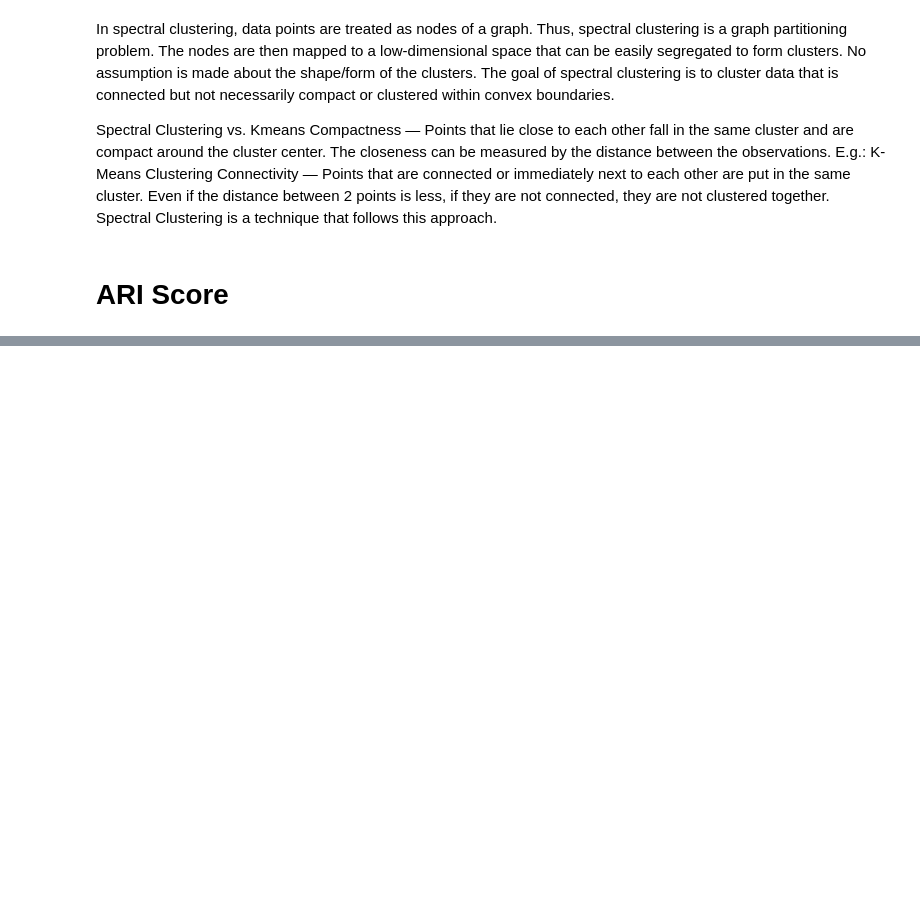
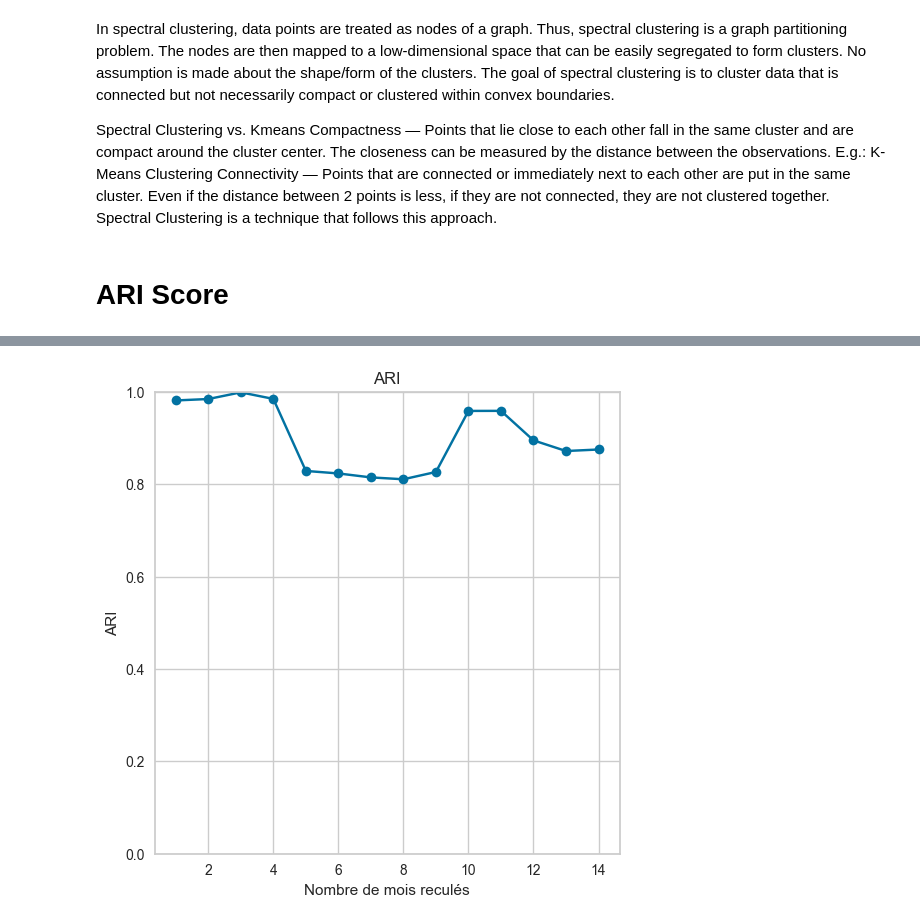
Before and after one commit to LucileRb/customer_segmentation, a Jupyter notebook: Clustering_dataset_reduit.ipynb, the cells around one changed output, grey strips where cells are left out. Drawn from its saved outputs; the diff is of its cells as text; code cells hidden in the pictures; blank space fills up the shorter version.

```diff
--- a/Clustering_dataset_reduit.ipynb
+++ b/Clustering_dataset_reduit.ipynb
@@ -1040,0 +1041,2 @@ df_ari
+# %%
+df_ari.reset_index(drop = True, inplace = True)
@@ -1046,0 +1135,58 @@ df_ari
+# %%
+# creation du jeu de test et premiere prediction
+date_debut = pd.to_datetime('2018-06-01')
+date_fin = pd.to_datetime('2018-06-30')
+
+filter_date = (df_ari['Date_achat']>date_debut) &  (df_ari['Date_achat']<date_fin)
+df_trim = df_ari[filter_date].copy()
+
+data_cluster = df_trim[['product_nb', 'product_description_lenght', 'product_weight_g',
+       'payment_sequential', 'payment_installments', 'payment_value', 'review']].copy()
+
+X_std = MinMaxScaler().fit_transform(data_cluster)
+data_cluster['cluster'] = km.predict(X_std)
+# %%
+from sklearn.metrics.cluster import adjusted_rand_score
+
+date_fin = pd.to_datetime('2018-08-29')
+date_debut = date_fin - pd.Timedelta(days = 180)
+
+ARI = []
+for i in range(1,15):
+    date_new = date_debut - pd.Timedelta(days = 30*i)
+    date_new_fin = date_new + pd.Timedelta(days = 180)
+
+    filter_date = (df_ari['Date_achat'] > date_new) &  (df_ari['Date_achat'] < date_new_fin)
+    df_trim = df_ari[filter_date].copy()
+
+    data_cluster_range = df_trim[['product_nb', 'product_description_lenght', 'product_weight_g',
+       'payment_sequential', 'payment_installments', 'payment_value', 'review']].copy()
+
+    #data_cluster_range.paye_par_commande = np.log1p(data_cluster_range.paye_par_commande)
+    #data_cluster_range.delai_jours = np.log1p(data_cluster_range.delai_jours)
+
+    #data_cluster_range['paye_par_commande'] = QuantileTransformer(n_quantiles=5).fit_transform(np.array(data_cluster_range['paye_par_commande']).reshape(-1, 1))
+    #data_cluster_range['date_commande'] = QuantileTransformer(n_quantiles=5).fit_transform(np.array(data_cluster_range['date_commande']).reshape(-1, 1))
+    #data_cluster_range['delai_jours'] = QuantileTransformer(n_quantiles=5).fit_transform(np.array(data_cluster_range['delai_jours']).reshape(-1, 1))
+
+    X_std_range = MinMaxScaler().fit_transform(data_cluster_range)
+
+    km_range = KMeans(n_clusters = 3)
+    km_range.fit(X_std_range)
+
+    data_cluster['cluster_predit'] = km_range.predict(X_std)
+
+
+    sc_ari = adjusted_rand_score(data_cluster['cluster_predit'], data_cluster['cluster'])
+    print(i, date_new, date_new_fin, sc_ari)
+    ARI.append(sc_ari)
+
+plt.figure(figsize=(6,6))
+plt.plot(range(1, 15), ARI, marker = 'o')
+plt.title('ARI')
+plt.xlabel('Nombre de mois reculés')
+plt.ylabel('ARI')
+plt.ylim((0,1))
+#plt.savefig('P2_14_ARI_maintenance.jpg')
+plt.show()
+# %% [output]
@@ -1047,3 +1207,4 @@ df_ari
+[figure, added]
 # %%
 # axe de reflexion (mais à ne pas faire ici) -> mettre à jour la base client au fur et à mesure de l'avancée dans le temps pour les clients qui font plusieurs commandes
 # %%
```
Also changed, not shown: parts of 15 cells of this notebook.
